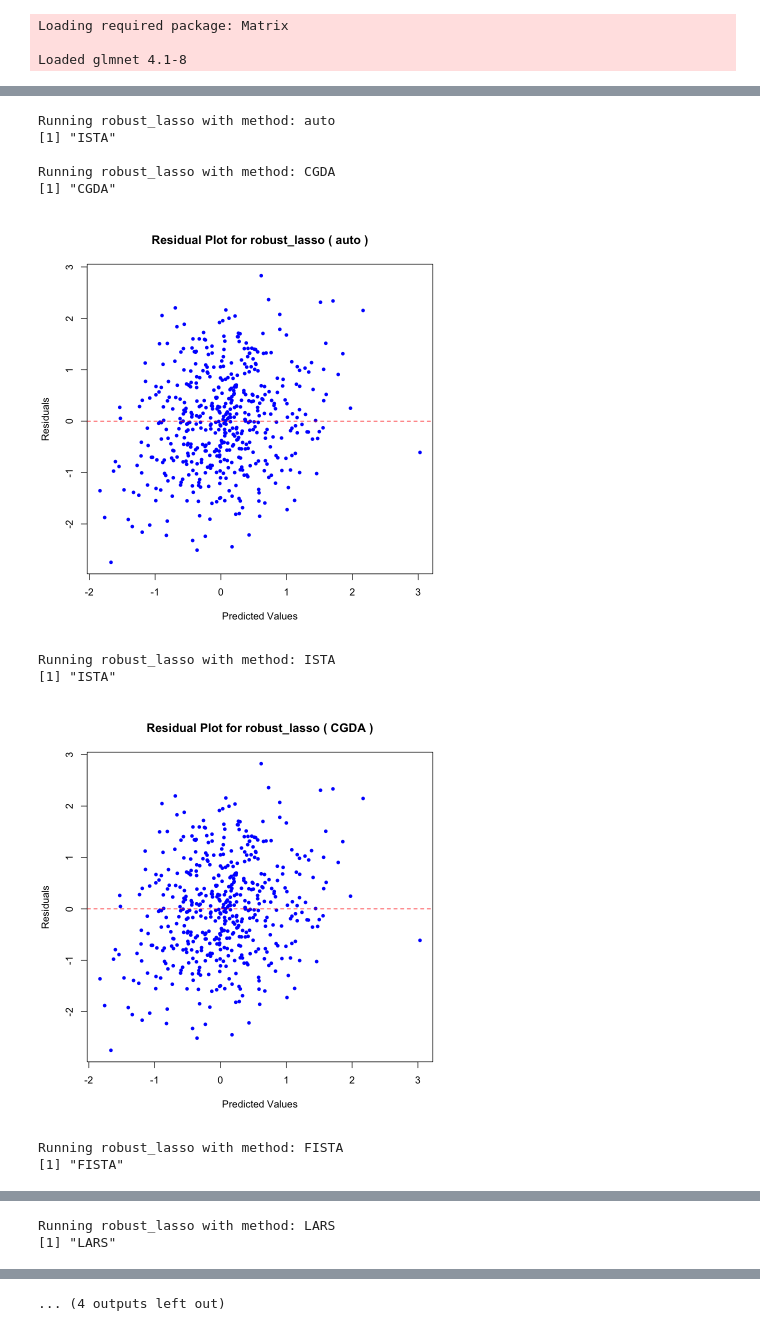
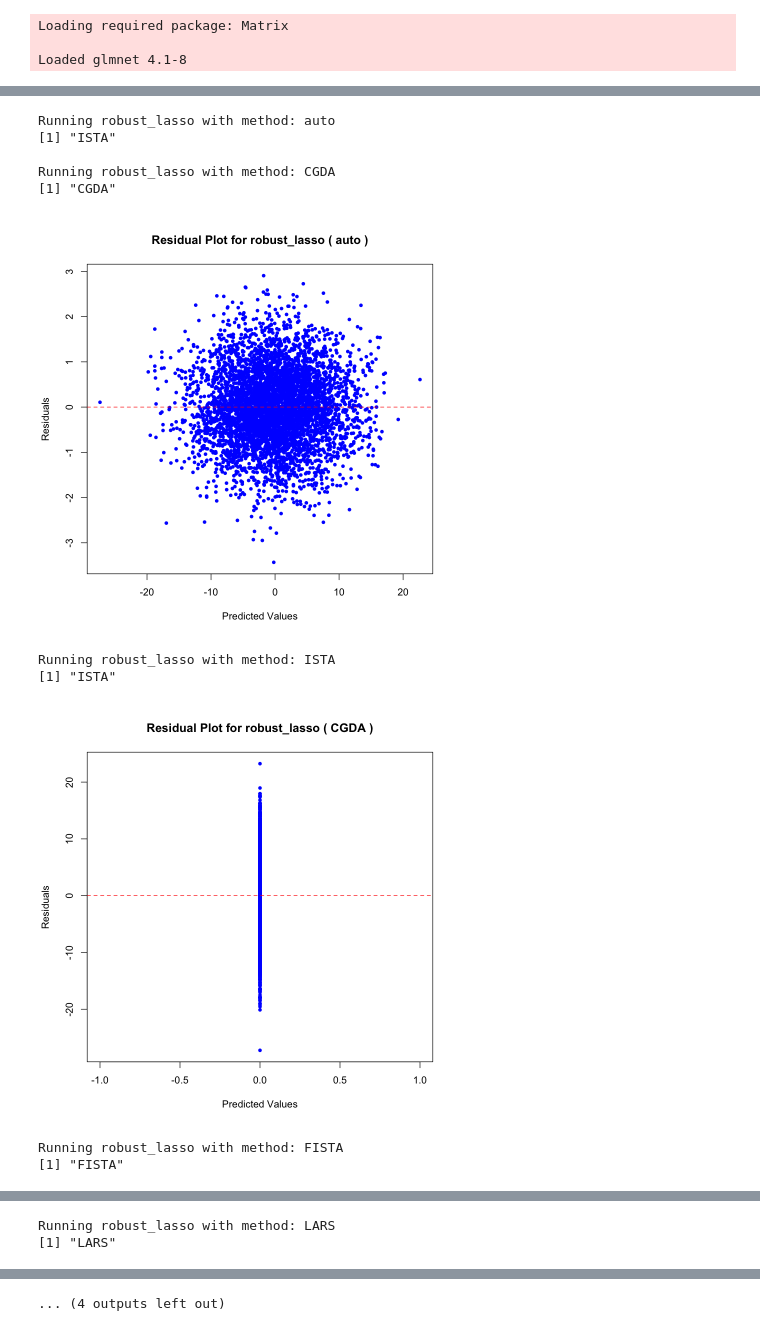
Before and after one commit to eawerner306/biostat615_project, a Jupyter notebook: lassosolve615/dev_test/simulated_data.ipynb, the cells around one changed output, grey strips where cells are left out. Drawn from its saved outputs; the diff is of its cells as text; code cells hidden in the pictures.

Commit message:
update algorithms with default lambdas

```diff
--- a/lassosolve615/dev_test/simulated_data.ipynb
+++ b/lassosolve615/dev_test/simulated_data.ipynb
@@ -62,8 +62,8 @@ generate_simulated_data <- function(feature_size = "low", data_size = "small", s
 # Generate datasets for specific cases
 
 # feature_size:low
-data_low_small_low <- generate_simulated_data(feature_size = "low", data_size = "small", sparsity_level = "low")
-data_low_small_medium <- generate_simulated_data(feature_size = "low", data_size = "small", sparsity_level = "medium")
+# data_low_small_low <- generate_simulated_data(feature_size = "low", data_size = "small", sparsity_level = "low")
+# data_low_small_medium <- generate_simulated_data(feature_size = "low", data_size = "small", sparsity_level = "medium")
 data_low_small_high <- generate_simulated_data(feature_size = "low", data_size = "small", sparsity_level = "high")
 
 # data_low_medium_low <- generate_simulated_data(feature_size = "low", data_size = "medium", sparsity_level = "low")
@@ -82,7 +82,7 @@ data_low_small_high <- generate_simulated_data(feature_size = "low", data_size =
 # # feature_size:medium
 # data_medium_small_low <- generate_simulated_data(feature_size = "medium", data_size = "small", sparsity_level = "low")
 # data_medium_small_medium <- generate_simulated_data(feature_size = "medium", data_size = "small", sparsity_level = "medium")
-# data_medium_small_high <- generate_simulated_data(feature_size = "medium", data_size = "small", sparsity_level = "high")
+data_medium_small_high <- generate_simulated_data(feature_size = "medium", data_size = "small", sparsity_level = "high")
 
 # data_medium_medium_low <- generate_simulated_data(feature_size = "medium", data_size = "medium", sparsity_level = "low")
 # data_medium_medium_medium <- generate_simulated_data(feature_size = "medium", data_size = "medium", sparsity_level = "medium")
@@ -99,11 +99,11 @@ data_low_small_high <- generate_simulated_data(feature_size = "low", data_size =
 # # feature_size:high
 # data_high_small_low <- generate_simulated_data(feature_size = "high", data_size = "small", sparsity_level = "low")
 # data_high_small_medium <- generate_simulated_data(feature_size = "high", data_size = "small", sparsity_level = "medium")
-# data_high_small_high <- generate_simulated_data(feature_size = "high", data_size = "small", sparsity_level = "high")
+data_high_small_high <- generate_simulated_data(feature_size = "high", data_size = "small", sparsity_level = "high")
 
-# data_high_medium_low <- generate_simulated_data(feature_size = "high", data_size = "medium", sparsity_level = "low")
+data_high_medium_low <- generate_simulated_data(feature_size = "high", data_size = "medium", sparsity_level = "low")
 # data_high_medium_medium <- generate_simulated_data(feature_size = "high", data_size = "medium", sparsity_level = "medium")
-# data_high_medium_high <- generate_simulated_data(feature_size = "high", data_size = "medium", sparsity_level = "high")
+data_high_medium_high <- generate_simulated_data(feature_size = "high", data_size = "medium", sparsity_level = "high")
 
 # data_high_large_low <- generate_simulated_data(feature_size = "high", data_size = "large", sparsity_level = "low")
 # data_high_large_medium <- generate_simulated_data(feature_size = "high", data_size = "large", sparsity_level = "medium")
@@ -115,7 +115,7 @@ data_low_small_high <- generate_simulated_data(feature_size = "low", data_size =
 # %%
 # library(glmnet)
 
-compare_lasso_methods <- function(X, y, lambda) {
+compare_lasso_methods <- function(X, y, lambda = NULL) {
   methods <- c("auto", "CGDA", "ISTA", "FISTA", "LARS", "PFA", "SLA")
 
   results <- list()
@@ -159,9 +159,12 @@ compare_lasso_methods <- function(X, y, lambda) {
   glmnet_time <- system.time(
     glmnet_result <- glmnet(X, y, alpha = 1, lambda = lambda, intercept = TRUE)
   )
-
+  # best lambda
+  cv_result <- cv.glmnet(X, y, alpha = 1, intercept = TRUE)
+  best_lambda <- cv_result$lambda.min  # 最小均方误差对应的 lambda
   # Extract predictions and residuals from glmnet
-  glmnet_beta <- as.vector(coef(glmnet_result, s = lambda))
+  glmnet_beta <- as.vector(coef(glmnet_result, s = best_lambda))
+  # glmnet_beta <- as.vector(coef(glmnet_result, s = lambda))
   y_pred_glmnet <- cbind(1, X) %*% glmnet_beta  # Include intercept
   residuals_glmnet <- y - y_pred_glmnet
 
@@ -228,25 +231,25 @@ $fit$convergence
 # %%
 # feature_size，data_size，sparsity_level
 # test feature_size:low
-results <- compare_lasso_methods(data_low_small_low$X, data_low_small_low$y, lambda=0.1)
+results <- compare_lasso_methods(data_high_medium_low$X, data_high_medium_low$y)
 # results <- compare_lasso_methods(data_low_small_medium$X, data_low_small_medium$y, lambda=0.1)
 
 # results <- compare_lasso_methods(data_low_medium_low$X, data_low_medium_low$y, lambda=0.1)
 
 
 # results <- compare_lasso_methods(data_low_large_low$X, data_low_large_low$y, lambda=0.1)
 
 
 # results <- compare_lasso_methods(data_low_vlarge_low$X, data_low_vlarge_low$y, lambda=0.1)
 # %% [output]
 Running robust_lasso with method: auto
 [1] "ISTA"
 
 Running robust_lasso with method: CGDA
 [1] "CGDA"
-[figure, old version]
+[figure, new version]
 Running robust_lasso with method: ISTA
 [1] "ISTA"
-[figure, old version]
+[figure, new version]
 Running robust_lasso with method: FISTA
 [1] "FISTA"
```
Also changed, not shown: parts of 2 cells of this notebook, 7 other files.
